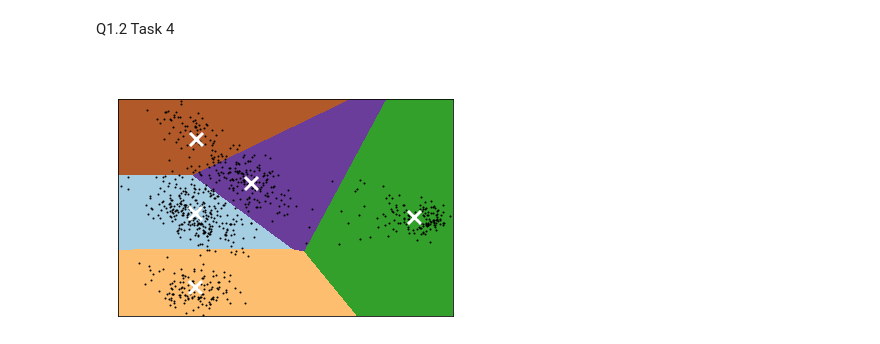
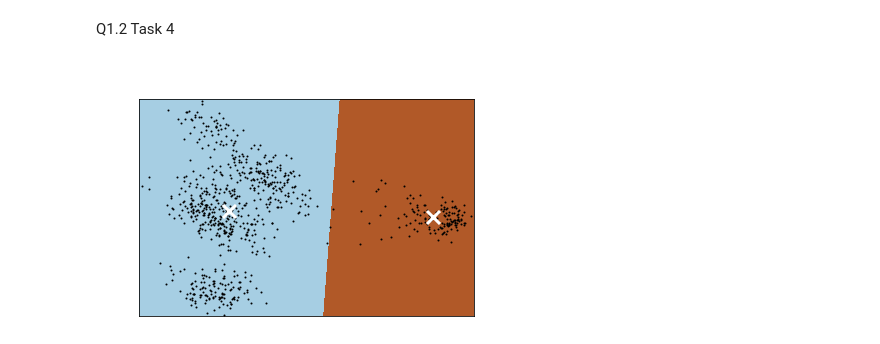
Before and after one commit to antonsandberg/Big-Data, a Jupyter notebook: Project2.ipynb, the cells around one changed output. Drawn from its saved outputs; the diff is of its cells as text; code cells hidden in the pictures.

```diff
--- a/Project2.ipynb
+++ b/Project2.ipynb
@@ -179,6 +203,6 @@ Here we can see that there are some clustered areas, however there is hard to se
 # %%
 # Doing the scree plot for 10 values
-n_components = 2
+n_components = 10
 pca = PCA(n_components)
 principalComponents = pca.fit_transform(normalized_df)
 
@@ -191,5 +215,5 @@ plt.title('Scree Plot')
 plt.xlabel('Principal component')
 plt.ylabel('Eigenvalues')
 plt.show()
-print("Not really sure what we're suppose to conclude here, HELP FREDRIK, guess there are 2 clear elbows at 2 and 5")
+print("Not really sure what we're suppose to conclude here, HELP FREDRIK, guess there are 2 clear elbows at 2 and 5, 5 will probably be pretty good")
 # %% [output]
@@ -198,9 +222,10 @@ Not really sure what we're suppose to conclude here, HELP FREDRIK, guess there a
 # %% [markdown]
 Q1.2 Task 4
 # %%
-n_of_clusters = 5
+n_of_clusters = 2
 KM_model = KMeans(n_clusters=n_of_clusters)
 KM_model.fit(principalComponents)
+
 
 # Step size of the mesh. Decrease to increase the quality of the VQ.
 h = 0.02  # point in the mesh [x_min, x_max]x[y_min, y_max].
@@ -219,33 +244,33 @@ plt.figure(1)
 plt.clf()
 plt.imshow(
     Z,
     interpolation="nearest",
     extent=(xx.min(), xx.max(), yy.min(), yy.max()),
     cmap=plt.cm.Paired,
     aspect="auto",
     origin="lower",
 )
 
 plt.plot(principalComponents[:, 0], principalComponents[:, 1], "k.", markersize=2)
 # Plot the centroids as a white X
 centroids = KM_model.cluster_centers_
 plt.scatter(
     centroids[:, 0],
     centroids[:, 1],
     marker="x",
     s=169,
     linewidths=3,
     color="w",
     zorder=10,
 )
 plt.title(
-    "K-means clustering on the digits dataset (PCA-reduced data)\n"
-    "Centroids are marked with white cross", color='White'
+    "K-means clustering on the digits dataset (PCA-reduced data, dim 2)\n"
+    "Centroids are marked with white cross", color='White' # <- Change this before turning in, otherwise this text wille be invisible (unless they run darkmode)
 )
 plt.xlim(x_min, x_max)
 plt.ylim(y_min, y_max)
 plt.xticks(())
 plt.yticks(())
 plt.show()
 # %% [output]
-[figure, old version]
+[figure, new version]
```
Also changed, not shown: parts of 14 cells of this notebook.
